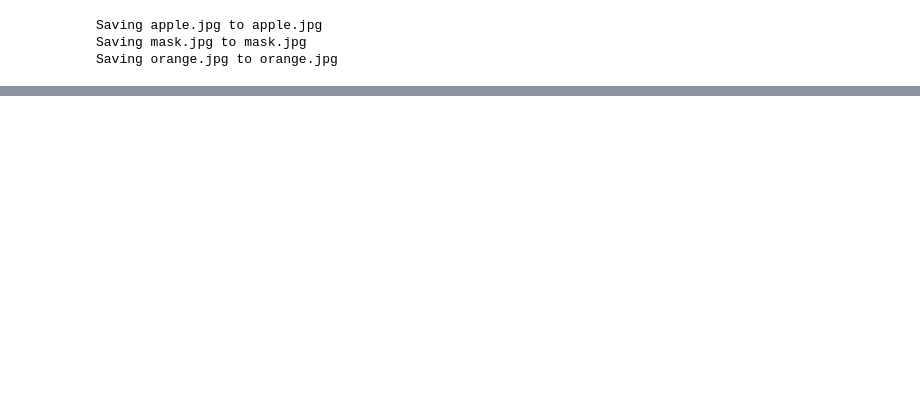
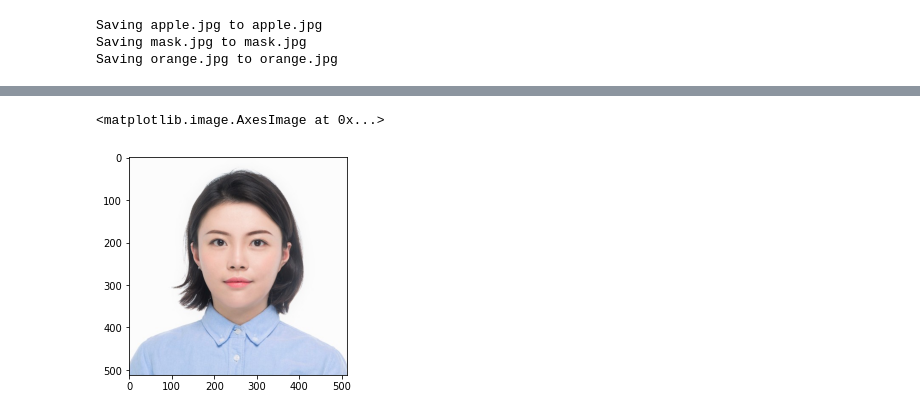
Before and after one commit to twyunting/CSC-676_Computer-Vision, a Jupyter notebook: Homeworks/hw3/homework3/code/pyramidBlending.ipynb, the cells around one changed output, grey strips where cells are left out. Drawn from its saved outputs; the diff is of its cells as text; code cells hidden in the pictures; blank space fills up the shorter version.

```diff
--- a/Homeworks/hw3/homework3/code/pyramidBlending.ipynb
+++ b/Homeworks/hw3/homework3/code/pyramidBlending.ipynb
@@ -151,0 +265,6 @@ WARNING:root:Lossy conversion from float64 to uint8. Range [-45152.688748840126,
+# %%
+b = imageio.imread('ma.jpeg')
+plt.imshow(b)
+# %% [output]
+<matplotlib.image.AxesImage at 0x...>
+[figure, added]
```
Also changed, not shown: parts of 5 cells of this notebook, 24 other files.
